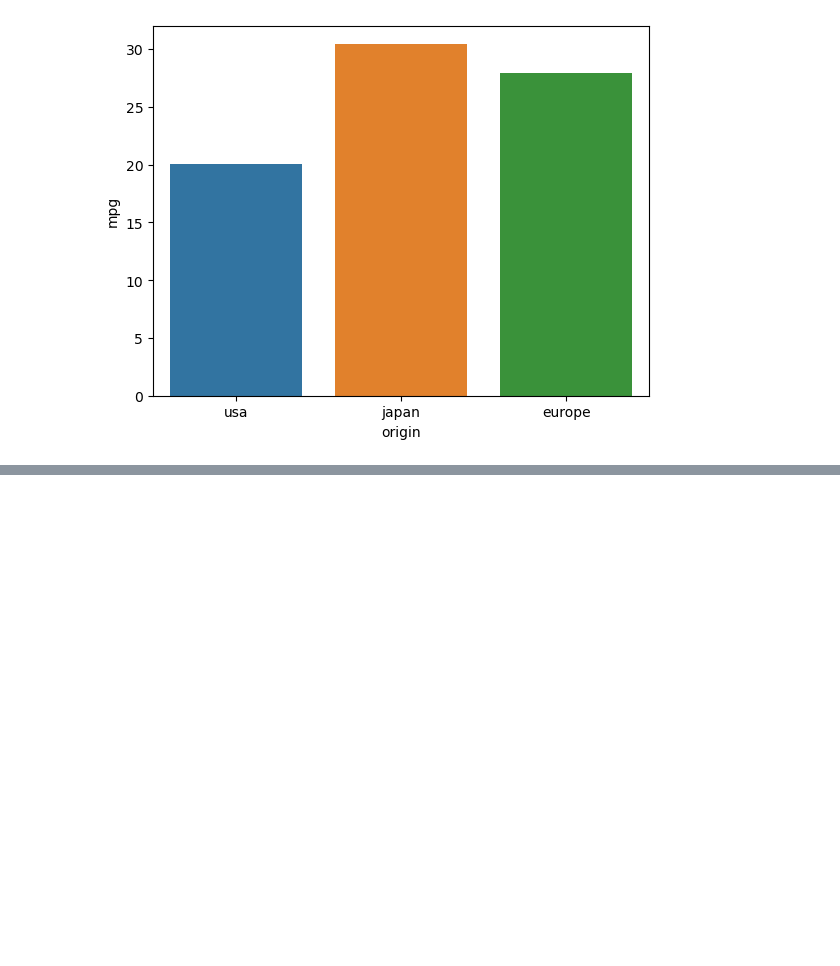
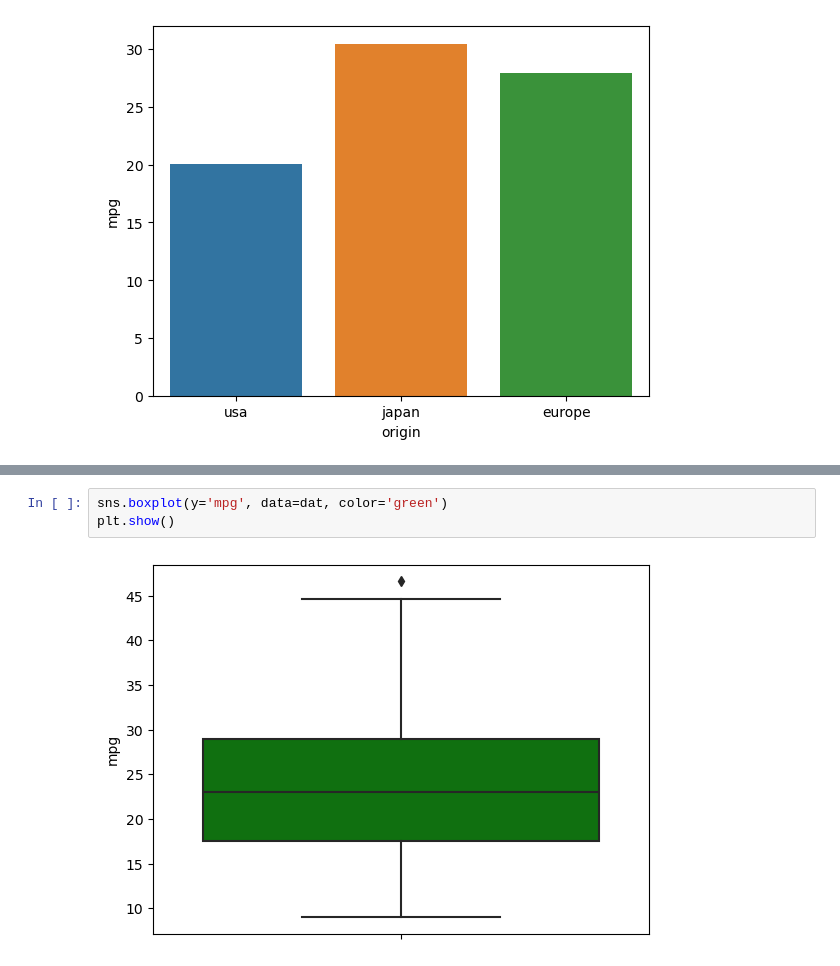
Before and after one commit to hayaboy/ADP_Practical_Exam, a Jupyter notebook: 4_5고급_그래프_도구인_Seaborn.ipynb, the cells around one changed output, grey strips where cells are left out. Drawn from its saved outputs; the diff is of its cells as text; blank space fills up the shorter version.

```diff
--- a/4_5고급_그래프_도구인_Seaborn.ipynb
+++ b/4_5고급_그래프_도구인_Seaborn.ipynb
@@ -116,0 +138,5 @@ plt.show()
+# %%
+sns.boxplot(y='mpg', data=dat, color='green')
+plt.show()
+# %% [output]
+[figure, added]
```
Also changed, not shown: parts of 35 cells of this notebook.
